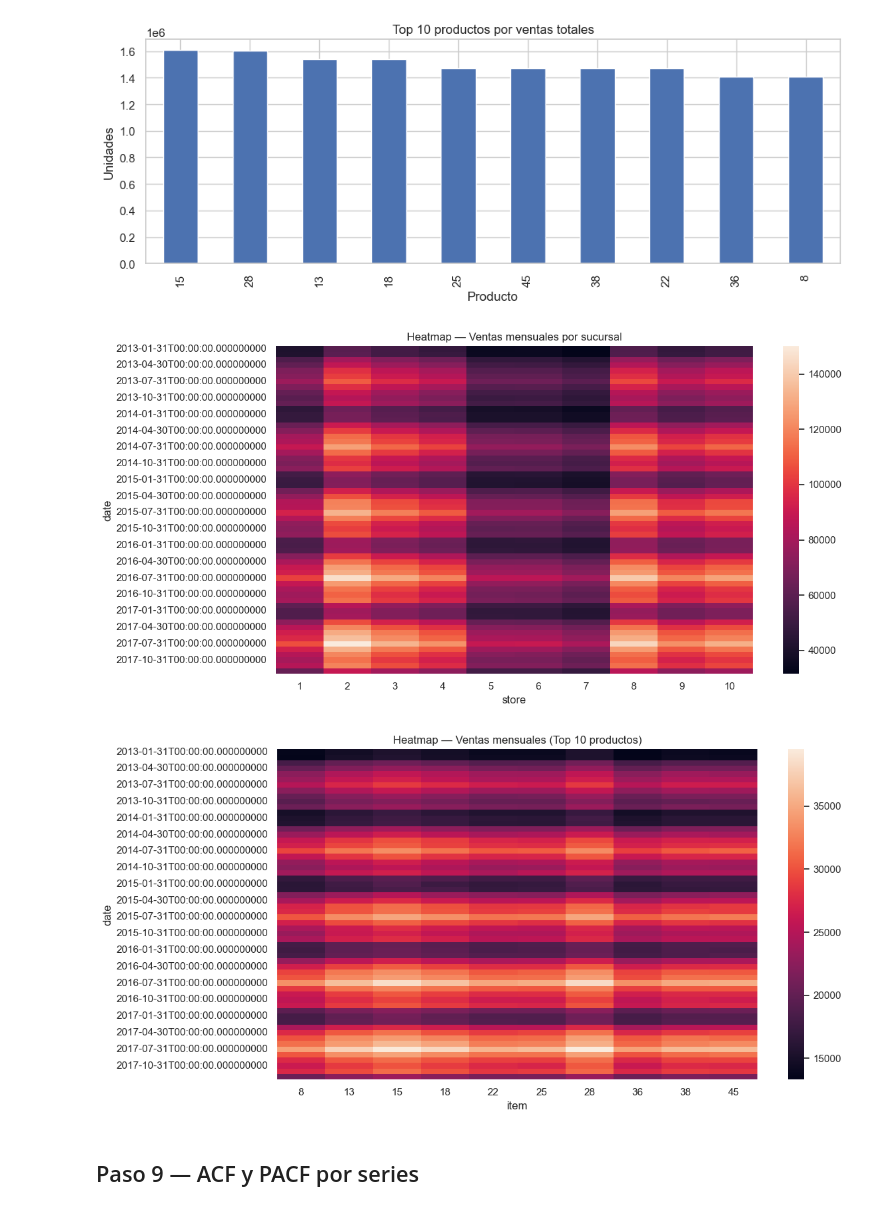
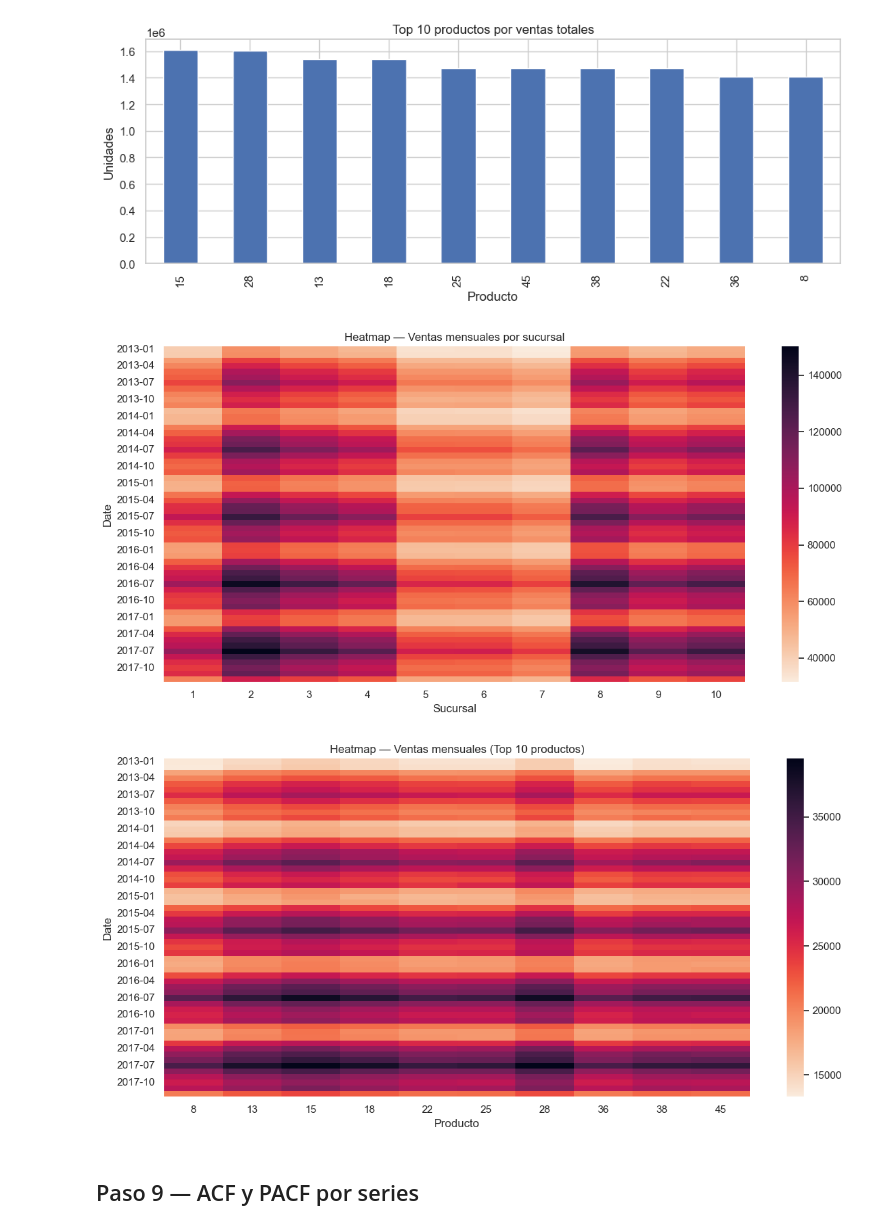
Before and after one commit to franciscogonzalez-gal/product_development, a Jupyter notebook: 01_Data_Exploration.ipynb, the cells around one changed output. Saved outputs shown, nothing was run; the diff lists cells and outputs as text; code cells hidden in the pictures.

```diff
--- a/01_Data_Exploration.ipynb
+++ b/01_Data_Exploration.ipynb
@@ -79,10 +79,19 @@ def plot_bars(s: pd.Series, title="", xlabel="", ylabel=""):
     plt.tight_layout()
     plt.show()
 
-def plot_heatmap(df_pivot: pd.DataFrame, title=""):
+def plot_heatmap(df_pivot: pd.DataFrame, title="",xlabel=""):
     plt.figure(figsize=(12,6))
-    sns.heatmap(df_pivot, annot=False, fmt="g")
+
+    # Si el índice es datetime, formatearlo
+    df_plot = df_pivot.copy()
+    if isinstance(df_plot.index, pd.DatetimeIndex):
+        df_plot.index = df_plot.index.strftime('%Y-%m')
+
+    sns.heatmap(df_plot, annot=False, fmt="g", cmap="rocket_r")
     plt.title(title)
+    plt.xlabel(xlabel)
+    plt.ylabel("Date")
+    plt.yticks(rotation=0)
     plt.tight_layout()
     plt.show()
 
@@ -467,11 +476,11 @@ plot_bars(top_items, "Top 10 productos por ventas totales", "Producto", "Unidade
 # %%
 # d) Heatmaps (ejemplos)
 #   - Ventas mensuales por sucursal
 monthly_store = df.set_index("date").groupby("store")["sales"].resample("M").sum().reset_index()
 pivot_store = monthly_store.pivot_table(index="date", columns="store", values="sales", fill_value=0)
-plot_heatmap(pivot_store, "Heatmap — Ventas mensuales por sucursal")
+plot_heatmap(pivot_store, "Heatmap — Ventas mensuales por sucursal", xlabel="Sucursal")
 # %% [output]
-[figure, old version]
+[figure, new version]
 # %%
 #   - Ventas mensuales por producto (si hay muchos items, filtra top N)
 topN_items = list(top_items.index[:10])
@@ -482,9 +491,9 @@ monthly_item = (
     .resample("M").sum().reset_index()
 )
 pivot_item = monthly_item.pivot_table(index="date", columns="item", values="sales", fill_value=0)
-plot_heatmap(pivot_item, "Heatmap — Ventas mensuales (Top 10 productos)")
+plot_heatmap(pivot_item, "Heatmap — Ventas mensuales (Top 10 productos)", xlabel="Producto")
 # %% [output]
-[figure, old version]
+[figure, new version]
 # %% [markdown]
 ## Paso 9 — ACF y PACF por series
 # %%
```
Also changed, not shown: parts of 3 cells of this notebook.
